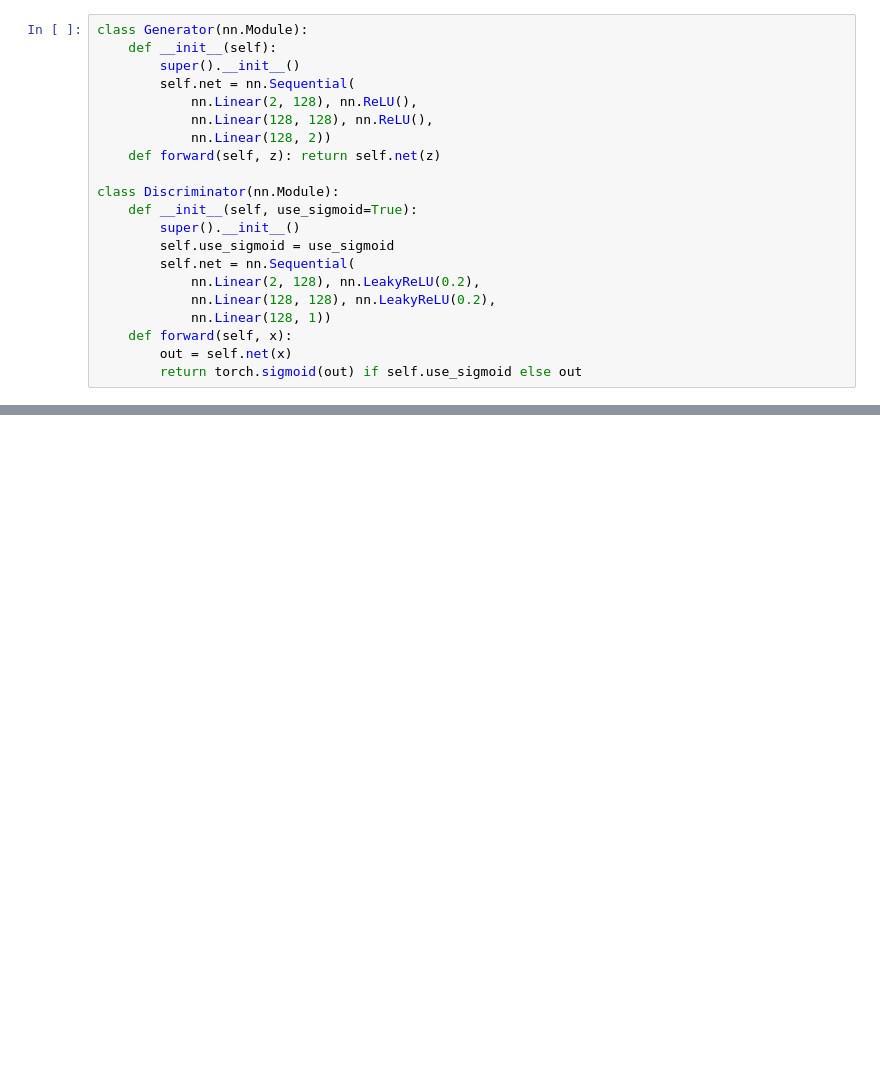
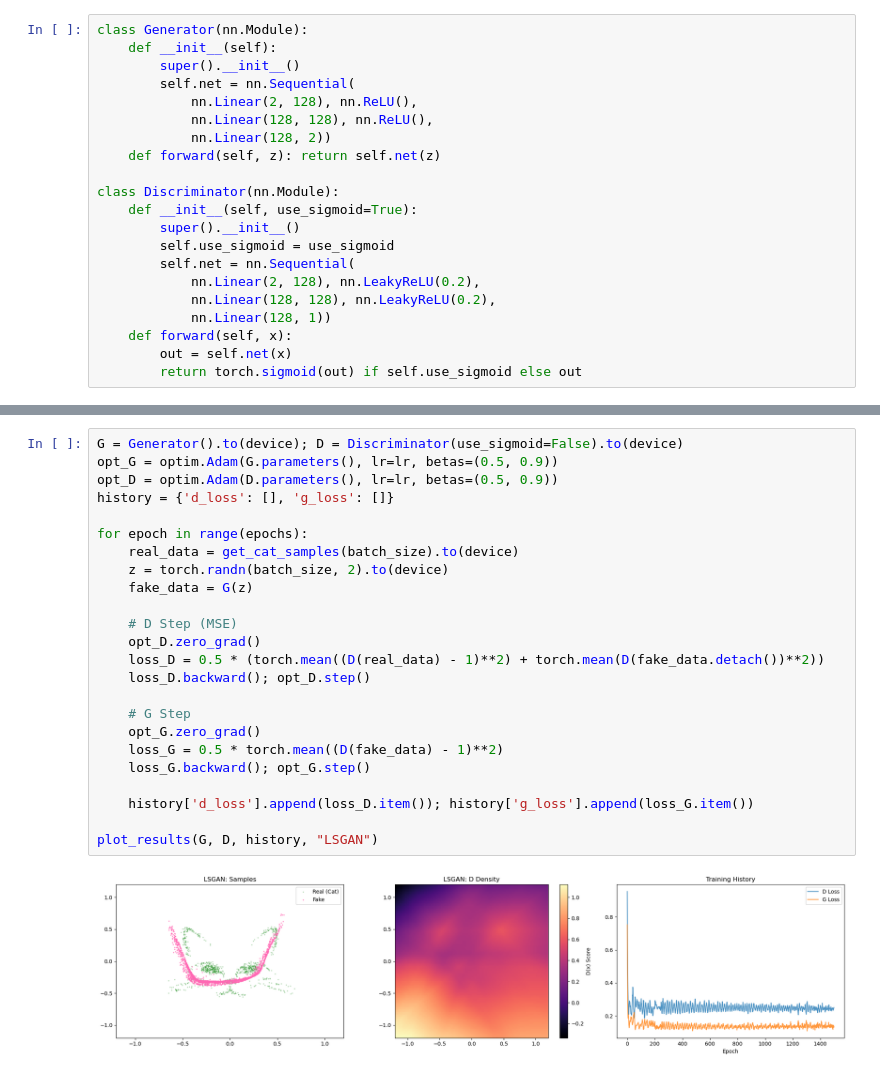
Before and after one commit to rajit906/ATML2026_DGM, a Jupyter notebook: week6/solutions.ipynb, the cells around one changed output, grey strips where cells are left out. Cells and saved outputs as stored; diff of their text form; blank space fills up the shorter version.

```diff
--- a/week6/solutions.ipynb
+++ b/week6/solutions.ipynb
@@ -137,0 +234,26 @@ class Discriminator(nn.Module):
+# %%
+G = Generator().to(device); D = Discriminator(use_sigmoid=False).to(device)
+opt_G = optim.Adam(G.parameters(), lr=lr, betas=(0.5, 0.9))
+opt_D = optim.Adam(D.parameters(), lr=lr, betas=(0.5, 0.9))
+history = {'d_loss': [], 'g_loss': []}
+
+for epoch in range(epochs):
+    real_data = get_cat_samples(batch_size).to(device)
+    z = torch.randn(batch_size, 2).to(device)
+    fake_data = G(z)
+
+    # D Step (MSE)
+    opt_D.zero_grad()
+    loss_D = 0.5 * (torch.mean((D(real_data) - 1)**2) + torch.mean(D(fake_data.detach())**2))
+    loss_D.backward(); opt_D.step()
+
+    # G Step
+    opt_G.zero_grad()
+    loss_G = 0.5 * torch.mean((D(fake_data) - 1)**2)
+    loss_G.backward(); opt_G.step()
+
+    history['d_loss'].append(loss_D.item()); history['g_loss'].append(loss_G.item())
+
+plot_results(G, D, history, "LSGAN")
+# %% [output]
+[figure, added]
```
Also changed, not shown: parts of 13 cells of this notebook.
